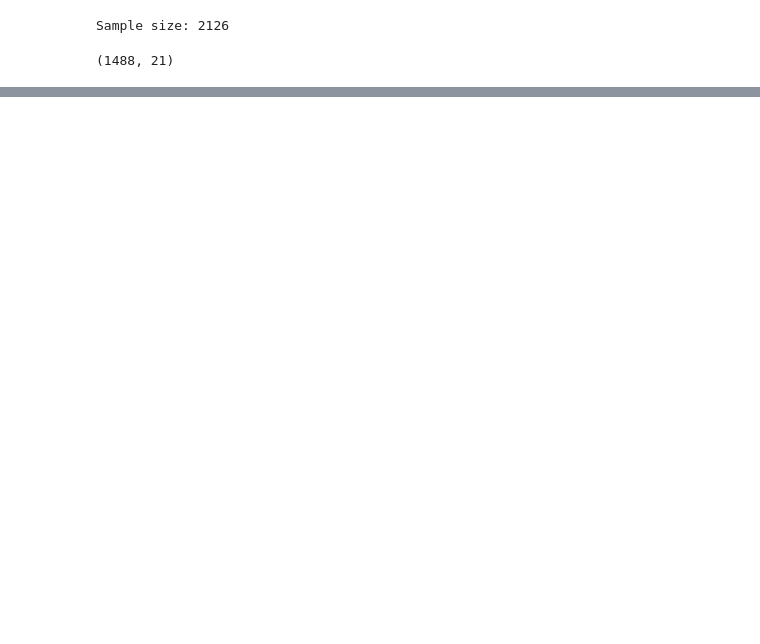
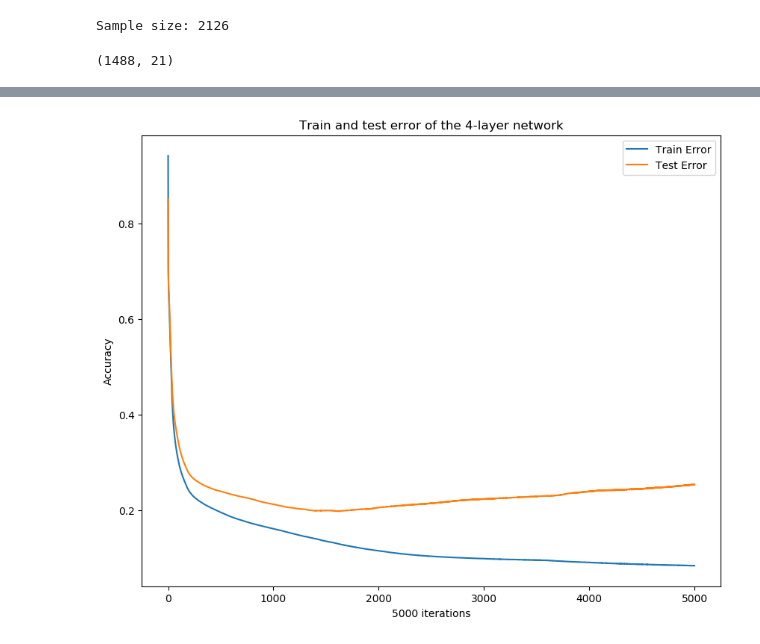
Before and after one commit to HJunyuan/cz4042-neural-network, a Jupyter notebook: project1/PartA_Qn5a.ipynb, the cells around one changed output, grey strips where cells are left out. Cells and saved outputs as stored; diff of their text form; code cells hidden in the pictures; blank space fills up the shorter version.

```diff
--- a/project1/PartA_Qn5a.ipynb
+++ b/project1/PartA_Qn5a.ipynb
@@ -127,0 +133,16 @@ plt.show()
+# %%
+# Plot curves
+plt.figure(2, figsize=(10, 8), dpi= 100)
+plt.title('Train and test error of the 4-layer network')
+
+## Errors
+plt.plot(range(epochs), train_err, label='Train Error')
+plt.plot(range(epochs), test_err, label='Test Error')
+
+plt.xlabel(str(epochs) + ' iterations')
+plt.ylabel('Accuracy')
+plt.legend()
+plt.savefig('PartA_Qn5a_Error.png')
+plt.show()
+# %% [output]
+[figure, added]
```
Also changed, not shown: parts of 2 cells of this notebook, 2 other files.
